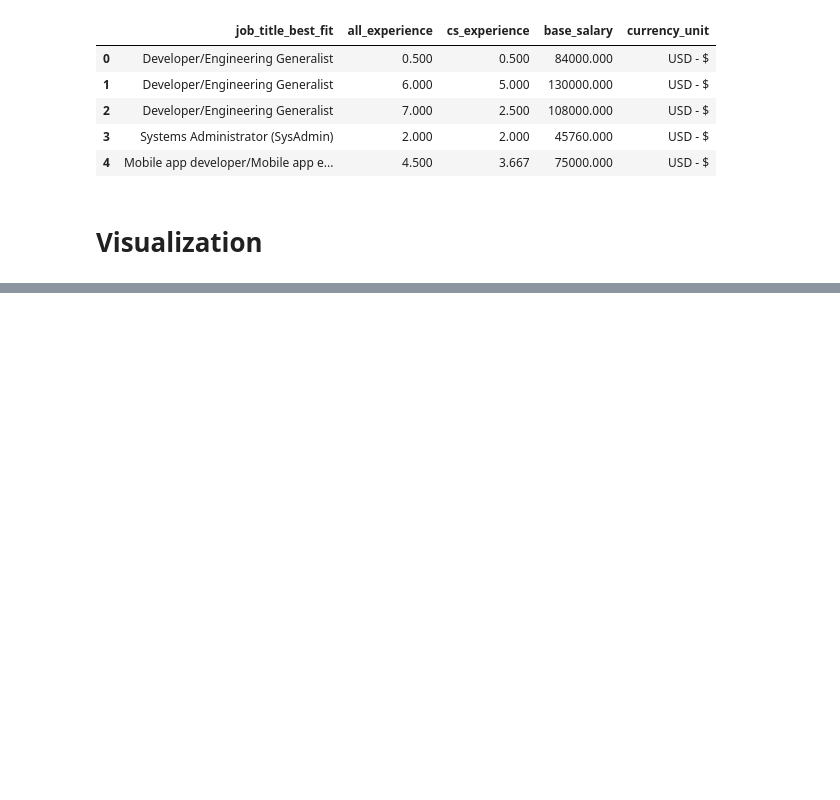
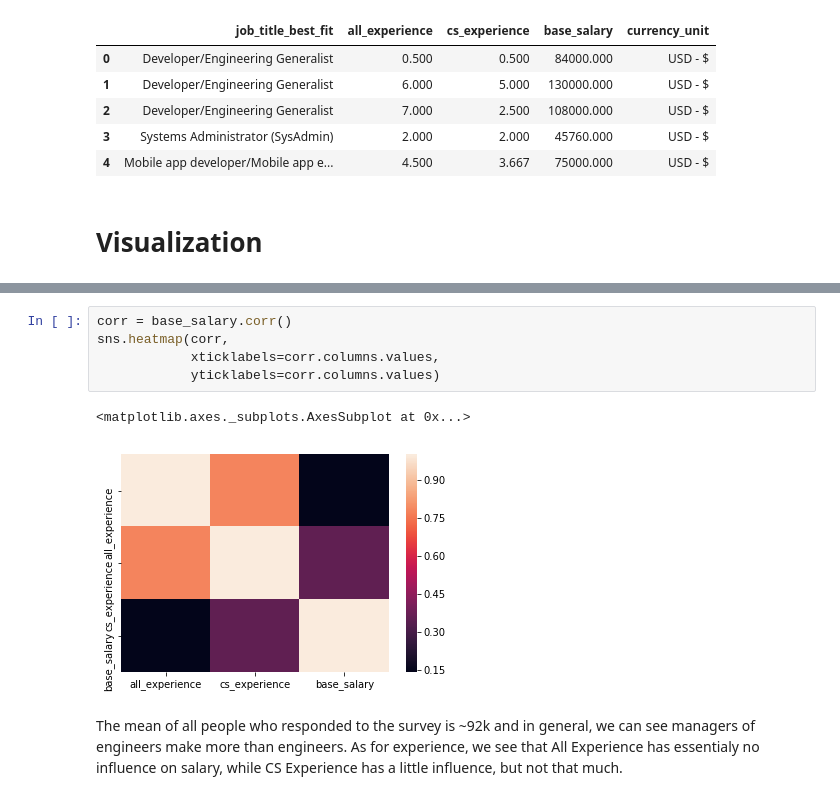
Before and after one commit to mcminnra/notebooks, a Jupyter notebook: data_analysis/cscareersurvey.ipynb, the cells around one changed output, grey strips where cells are left out. Drawn from its saved outputs; the diff is of its cells as text; blank space fills up the shorter version.

```diff
--- a/data_analysis/cscareersurvey.ipynb
+++ b/data_analysis/cscareersurvey.ipynb
@@ -143,0 +166,10 @@ plt.show()
+# %%
+corr = base_salary.corr()
+sns.heatmap(corr,
+            xticklabels=corr.columns.values,
+            yticklabels=corr.columns.values)
+# %% [output]
+<matplotlib.axes._subplots.AxesSubplot at 0x...>
+[figure, added]
+# %% [markdown]
+The mean of all people who responded to the survey is ~92k and in general, we can see managers of engineers make more than engineers. As for experience, we see that All Experience has essentialy no influence on salary, while CS Experience has a little influence, but not that much.
```
Also changed, not shown: parts of 19 cells of this notebook, 1 other file.
